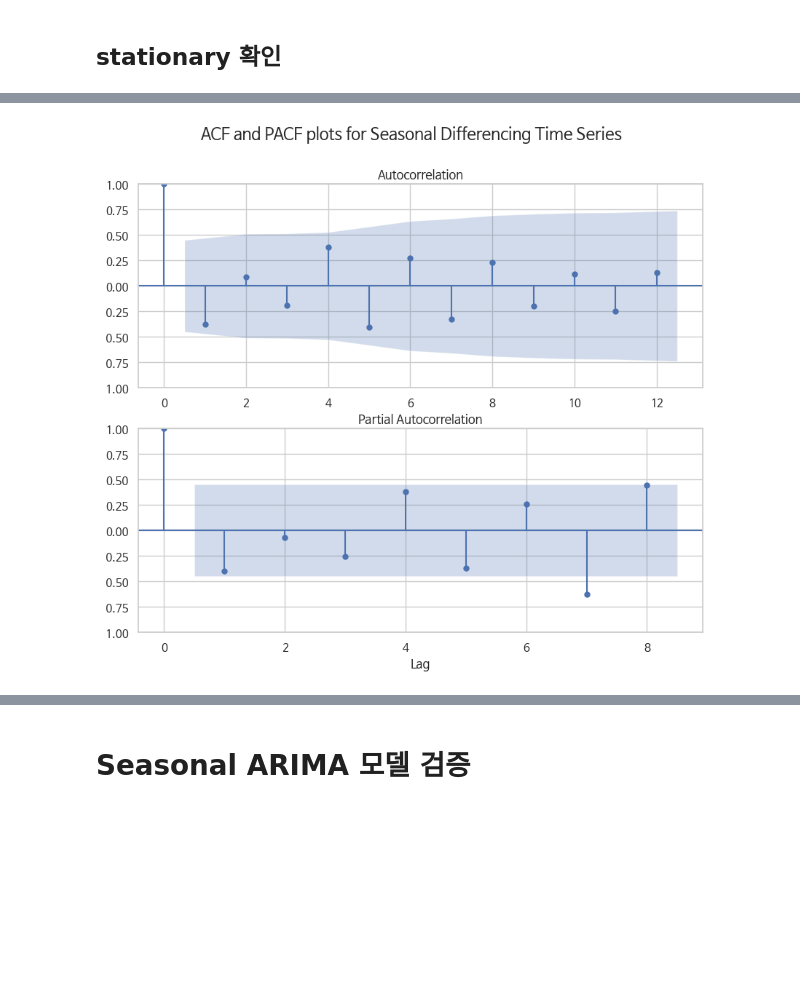
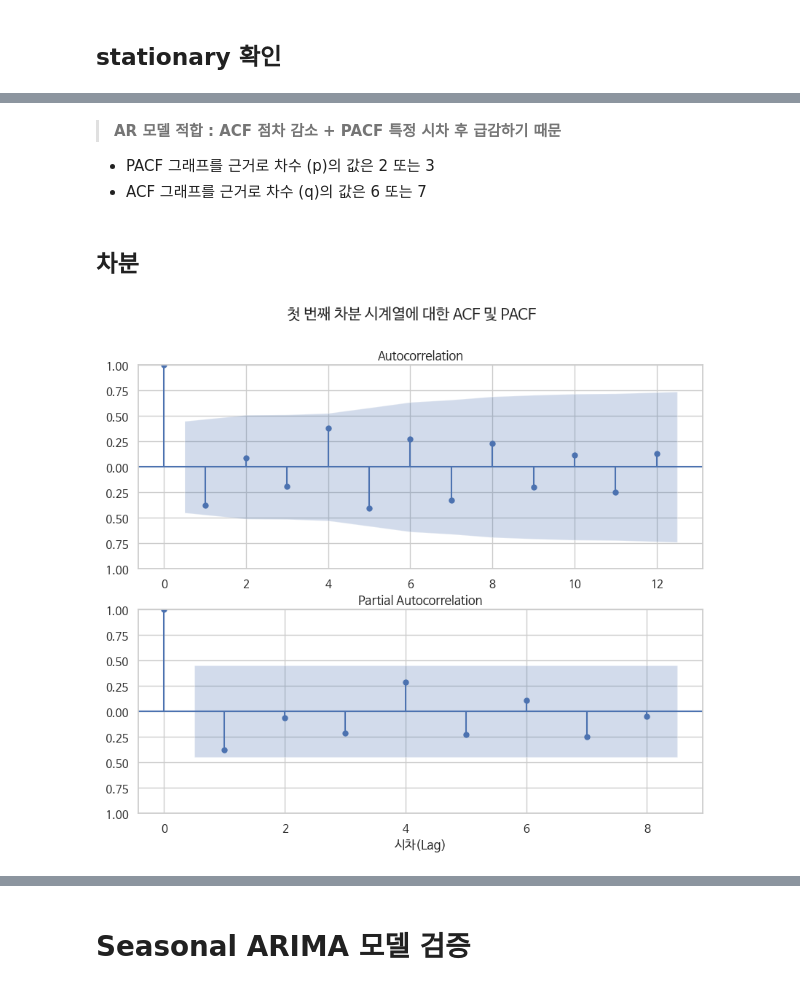
Before and after one commit to orjunge/Prediction_IndustriesSales, a Jupyter notebook: 2. SARIMA_신촌동_한식음식점.ipynb, the cells around one changed output, grey strips where cells are left out. Cells and saved outputs as stored; diff of their text form; code cells hidden in the pictures; blank space fills up the shorter version.

```diff
--- a/2. SARIMA_신촌동_한식음식점.ipynb
+++ b/2. SARIMA_신촌동_한식음식점.ipynb
@@ -35,8 +38,6 @@ Mounted at /content/drive
 import pandas as pd
 pd.set_option('display.max_columns', None)
 import numpy as np
-import matplotlib.pyplot as plt
-plt.rc('font', family='NanumBarunGothic')
 # %%
 from sklearn.linear_model import LogisticRegression
 from sklearn.model_selection import train_test_split
@@ -325,17 +179,28 @@ plt.show()
+# %% [markdown]
+> **AR 모델 적합 : ACF 점차 감소 + PACF 특정 시차 후 급감하기 때문**
+- PACF 그래프를 근거로 차수 (p)의 값은 2 또는 3
+- ACF 그래프를 근거로 차수 (q)의 값은 6 또는 7
+# %% [markdown]
+## 차분
 # %%
-seasonal_diff = running_diff(df_train, 1)
+# 차분 진행 함수 정의
+def diff(arr, N):
+    return np.array([arr[i] - arr[i-N] for i in range(N, len(arr))])
+
+# 1차 차분
+diff_1 = diff(df_train, 1)
 
 fig = plt.figure(figsize=(10,8))
 # 서브플롯 생성 -> 2행 1열의 1열에 위치
 ax1 = fig.add_subplot(211)
-fig=plot_acf(seasonal_diff, lags=12,  ax=ax1)
+fig=plot_acf(diff_1, lags=12,  ax=ax1)
 
 # 서브플롯 생성 -> 2행 1열의 2열에 위치
 ax2 = fig.add_subplot(212)
-fig=plot_pacf(seasonal_diff, lags=8,  ax=ax2)
+fig=plot_pacf(diff_1, lags=8,  ax=ax2)
 
-plt.xlabel('Lag')
-plt.suptitle('ACF and PACF plots for Seasonal Differencing Time Series', fontsize=16)
+plt.xlabel('시차(Lag)')
+plt.suptitle('첫 번째 차분 시계열에 대한 ACF 및 PACF', fontsize=15)
 plt.show()
 # %% [output]
-[figure, old version]
+[figure, new version]
```
Also changed, not shown: parts of 69 cells of this notebook, 1 other file.
